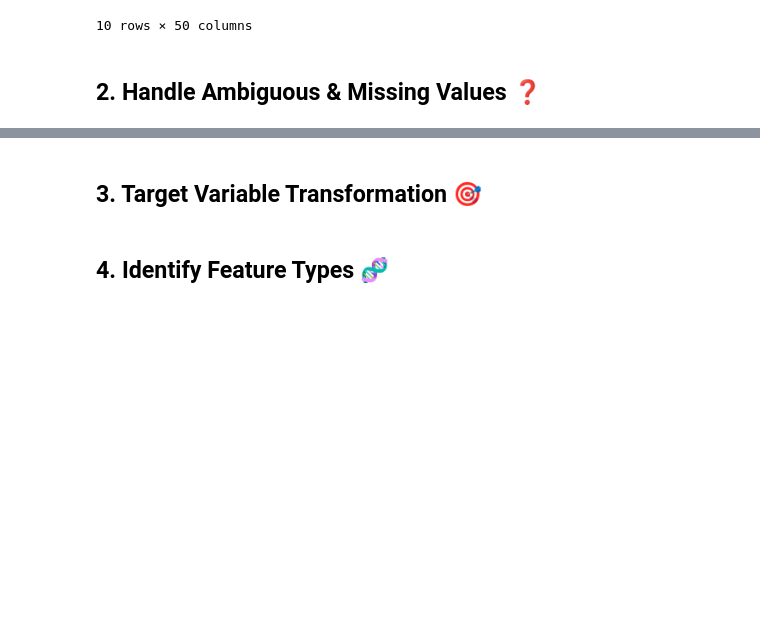
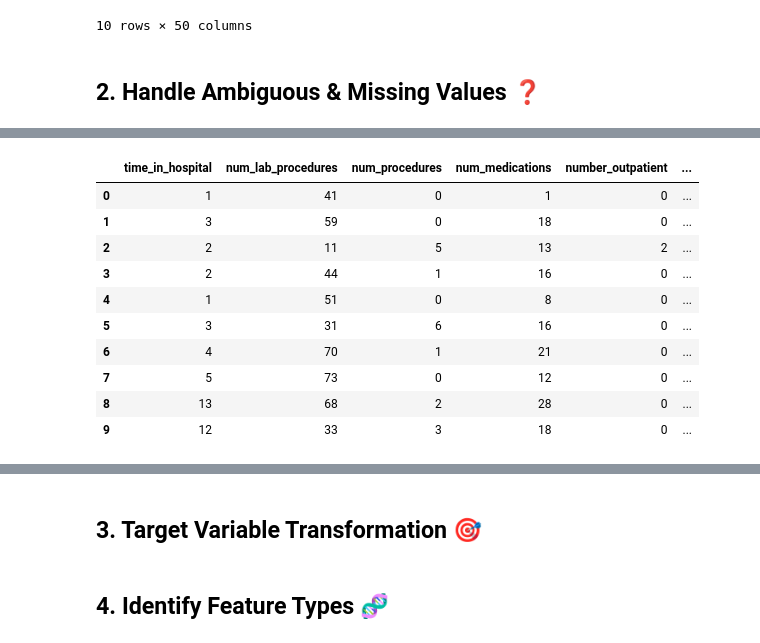
Before and after one commit to luckypantss/Diabetes-readmission-ml-pipeline, a Jupyter notebook: notebooks/02_preprocessing_and_feature_engineering.ipynb, the cells around one changed output, grey strips where cells are left out. Saved outputs shown, nothing was run; the diff lists cells and outputs as text; code cells hidden in the pictures; blank space fills up the shorter version.

```diff
--- a/notebooks/02_preprocessing_and_feature_engineering.ipynb
+++ b/notebooks/02_preprocessing_and_feature_engineering.ipynb
@@ -82,0 +221,14 @@ df_copy.head(10)
+# %%
+df_numerical.head(10)
+# %% [output]
+|  | time_in_hospital | num_lab_procedures | num_procedures | num_medications | number_outpatient | ... |
+| 0 | 1 | 41 | 0 | 1 | 0 | ... |
+| 1 | 3 | 59 | 0 | 18 | 0 | ... |
+| 2 | 2 | 11 | 5 | 13 | 2 | ... |
+| 3 | 2 | 44 | 1 | 16 | 0 | ... |
+| 4 | 1 | 51 | 0 | 8 | 0 | ... |
+| 5 | 3 | 31 | 6 | 16 | 0 | ... |
+| 6 | 4 | 70 | 1 | 21 | 0 | ... |
+| 7 | 5 | 73 | 0 | 12 | 0 | ... |
+| 8 | 13 | 68 | 2 | 28 | 0 | ... |
+| 9 | 12 | 33 | 3 | 18 | 0 | ... |
```
Also changed, not shown: parts of 22 cells of this notebook.
